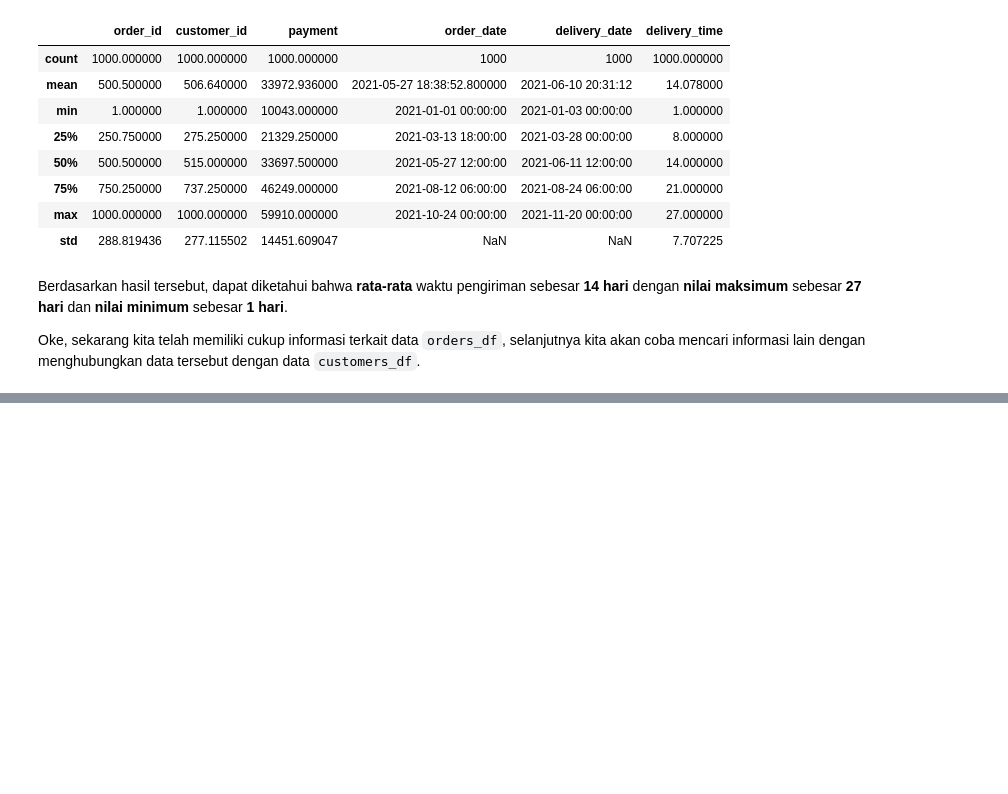
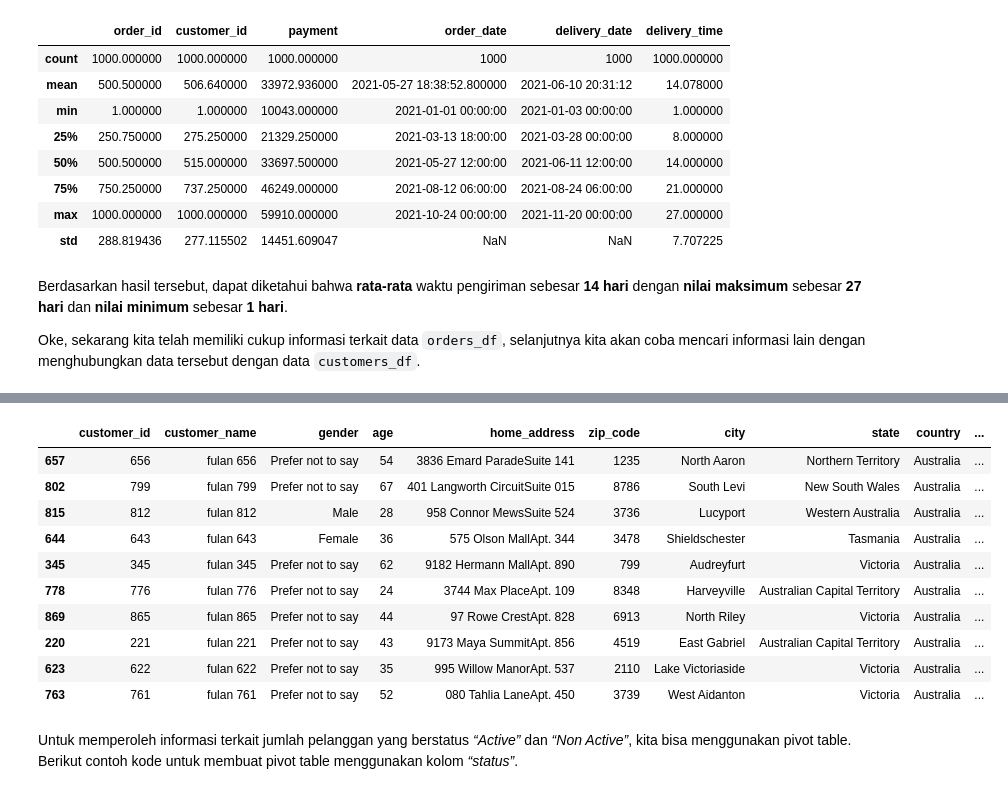
Before and after one commit to LatiefDataVisionary/data-analyst-with-python-dicoding, a Jupyter notebook: LatExploratoryDataAnalysisDicoding.ipynb, the cells around one changed output, grey strips where cells are left out. Saved outputs shown, nothing was run; the diff lists cells and outputs as text; code cells hidden in the pictures; blank space fills up the shorter version.

```diff
--- a/LatExploratoryDataAnalysisDicoding.ipynb
+++ b/LatExploratoryDataAnalysisDicoding.ipynb
@@ -730,0 +735,18 @@ Oke, sekarang kita telah memiliki cukup informasi terkait data `orders_df`, sela
+# %%
+customer_id_in_orders_df = orders_df.customer_id.tolist()
+customers_df["status"] = customers_df["customer_id"].apply(lambda x: "Active" if x in customer_id_in_orders_df else "Non Active")
+customers_df.sample(10)
+# %% [output]
+|  | customer_id | customer_name | gender | age | home_address | zip_code | city | state | country | ... |
+| 657 | 656 | fulan 656 | Prefer not to say | 54 | 3836 Emard ParadeSuite 141 | 1235 | North Aaron | Northern Territory | Australia | ... |
+| 802 | 799 | fulan 799 | Prefer not to say | 67 | 401 Langworth CircuitSuite 015 | 8786 | South Levi | New South Wales | Australia | ... |
+| 815 | 812 | fulan 812 | Male | 28 | 958 Connor MewsSuite 524 | 3736 | Lucyport | Western Australia | Australia | ... |
+| 644 | 643 | fulan 643 | Female | 36 | 575 Olson MallApt. 344 | 3478 | Shieldschester | Tasmania | Australia | ... |
+| 345 | 345 | fulan 345 | Prefer not to say | 62 | 9182 Hermann MallApt. 890 | 799 | Audreyfurt | Victoria | Australia | ... |
+| 778 | 776 | fulan 776 | Prefer not to say | 24 | 3744 Max PlaceApt. 109 | 8348 | Harveyville | Australian Capital Territory | Australia | ... |
+| 869 | 865 | fulan 865 | Prefer not to say | 44 | 97 Rowe CrestApt. 828 | 6913 | North Riley | Victoria | Australia | ... |
+| 220 | 221 | fulan 221 | Prefer not to say | 43 | 9173 Maya SummitApt. 856 | 4519 | East Gabriel | Australian Capital Territory | Australia | ... |
+| 623 | 622 | fulan 622 | Prefer not to say | 35 | 995 Willow ManorApt. 537 | 2110 | Lake Victoriaside | Victoria | Australia | ... |
+| 763 | 761 | fulan 761 | Prefer not to say | 52 | 080 Tahlia LaneApt. 450 | 3739 | West Aidanton | Victoria | Australia | ... |
+# %% [markdown]
+Untuk memperoleh informasi terkait jumlah pelanggan yang berstatus *“Active”* dan *“Non Active”*, kita bisa menggunakan pivot table. Berikut contoh kode untuk membuat pivot table menggunakan kolom *“status”*.
```
Also changed, not shown: parts of 26 cells of this notebook.
